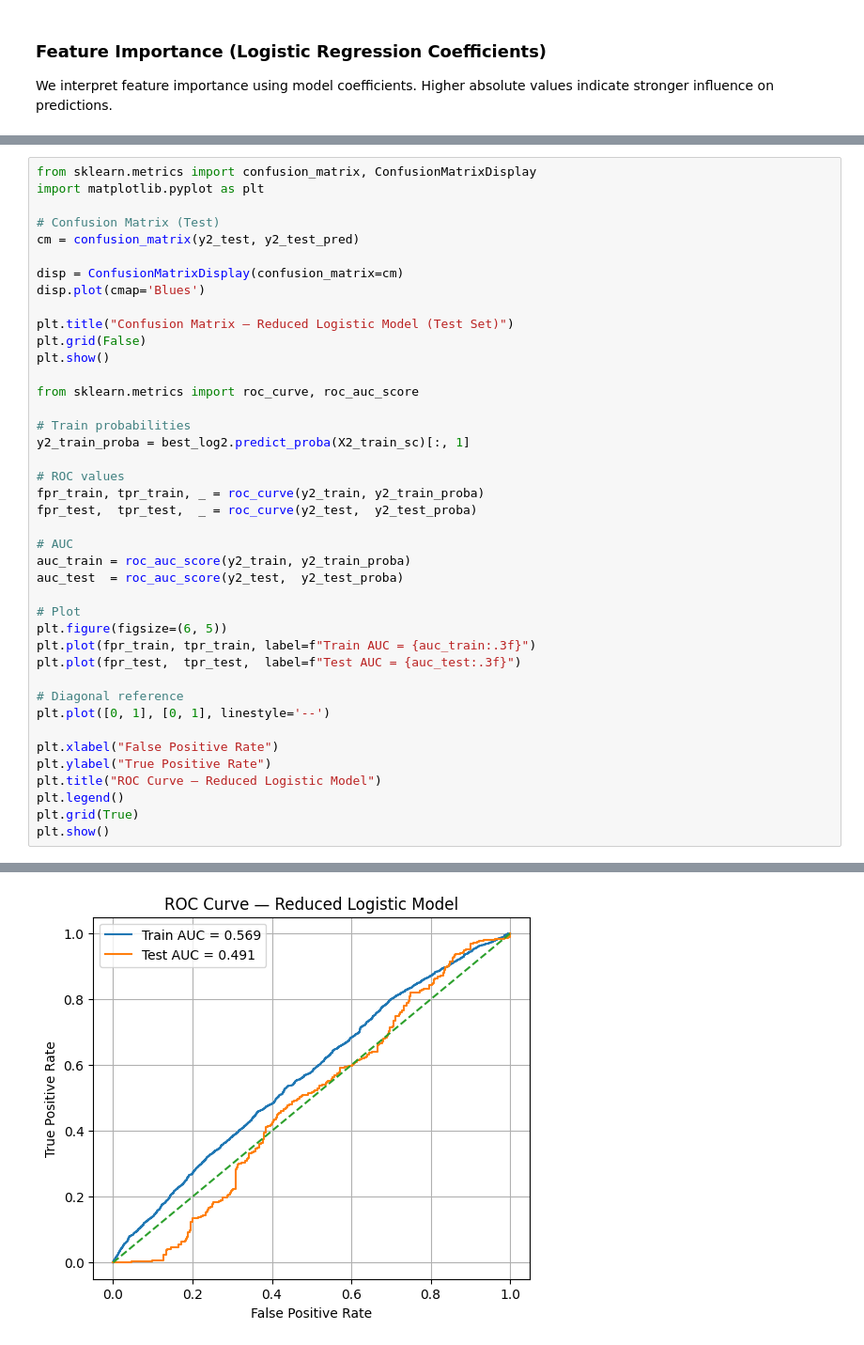
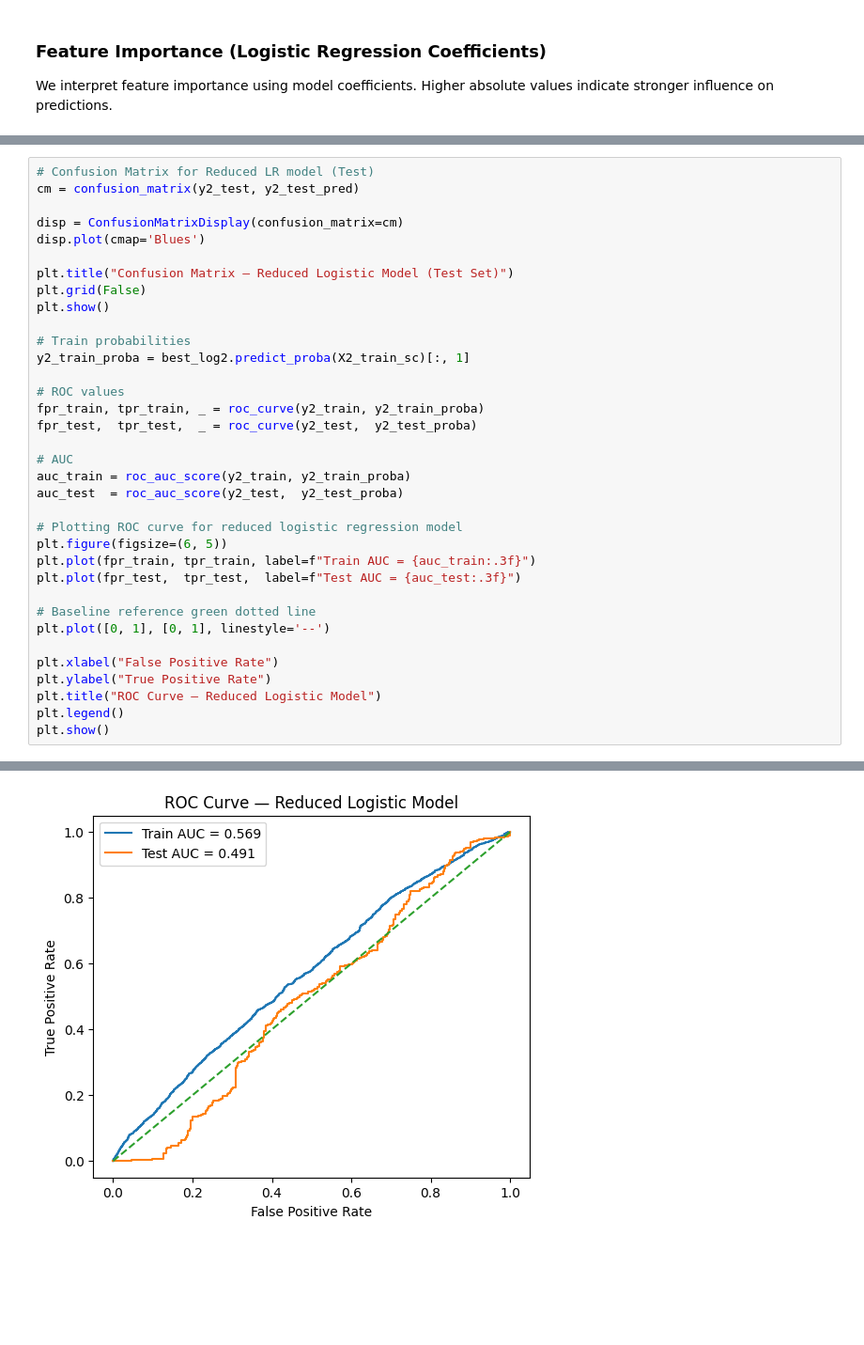
Before and after one commit to dansil2301/BasicStockPricePrediction, a Jupyter notebook: Analysis/LogisticRegression.ipynb, the cells around one changed output, grey strips where cells are left out. Shown at 94% size. Drawn from its saved outputs; the diff is of its cells as text; blank space fills up the shorter version.

Commit message:
updated Logistic Regression notebook

```diff
--- a/Analysis/LogisticRegression.ipynb
+++ b/Analysis/LogisticRegression.ipynb
@@ -600,46 +571,40 @@ ROC-AUC               0.4914             0.4914  unchanged 0.0000
 # %%
-from sklearn.metrics import confusion_matrix, ConfusionMatrixDisplay
-import matplotlib.pyplot as plt
-
-# Confusion Matrix (Test)
+# Confusion Matrix for Reduced LR model (Test)
 cm = confusion_matrix(y2_test, y2_test_pred)
 
 disp = ConfusionMatrixDisplay(confusion_matrix=cm)
 disp.plot(cmap='Blues')
 
 plt.title("Confusion Matrix — Reduced Logistic Model (Test Set)")
 plt.grid(False)
 plt.show()
-
-from sklearn.metrics import roc_curve, roc_auc_score
 
 # Train probabilities
 y2_train_proba = best_log2.predict_proba(X2_train_sc)[:, 1]
 
 # ROC values
 fpr_train, tpr_train, _ = roc_curve(y2_train, y2_train_proba)
 fpr_test,  tpr_test,  _ = roc_curve(y2_test,  y2_test_proba)
 
 # AUC
 auc_train = roc_auc_score(y2_train, y2_train_proba)
 auc_test  = roc_auc_score(y2_test,  y2_test_proba)
 
-# Plot
+# Plotting ROC curve for reduced logistic regression model
 plt.figure(figsize=(6, 5))
 plt.plot(fpr_train, tpr_train, label=f"Train AUC = {auc_train:.3f}")
 plt.plot(fpr_test,  tpr_test,  label=f"Test AUC = {auc_test:.3f}")
 
-# Diagonal reference
+# Baseline reference green dotted line
 plt.plot([0, 1], [0, 1], linestyle='--')
 
 plt.xlabel("False Positive Rate")
 plt.ylabel("True Positive Rate")
 plt.title("ROC Curve — Reduced Logistic Model")
 plt.legend()
-plt.grid(True)
 plt.show()
 # %% [output]
 [figure]
-[figure, old version]
+[figure, new version]
 # %% [markdown]
 ### Diving Deeper into ROC Curve
```
Also changed, not shown: parts of 24 cells of this notebook.
